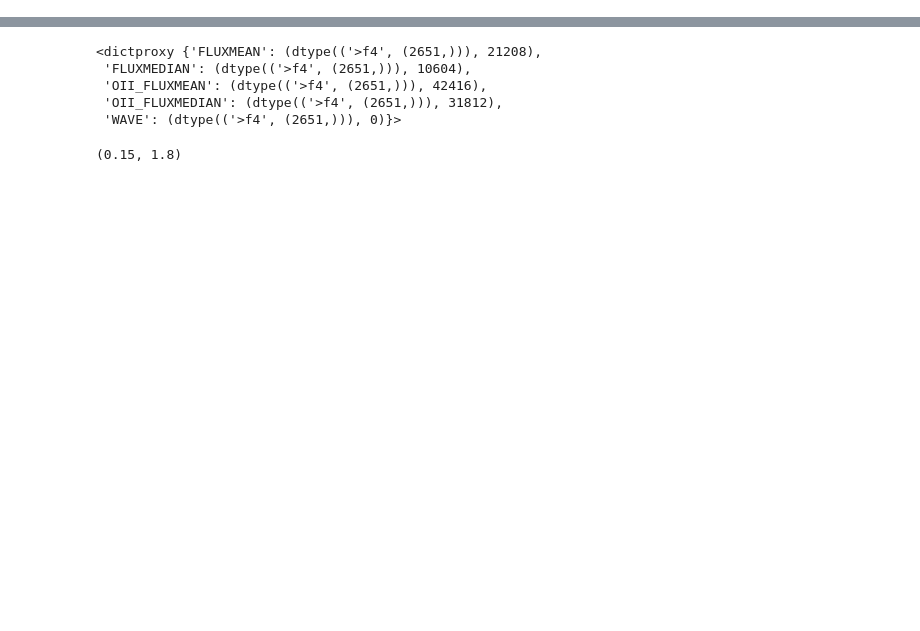
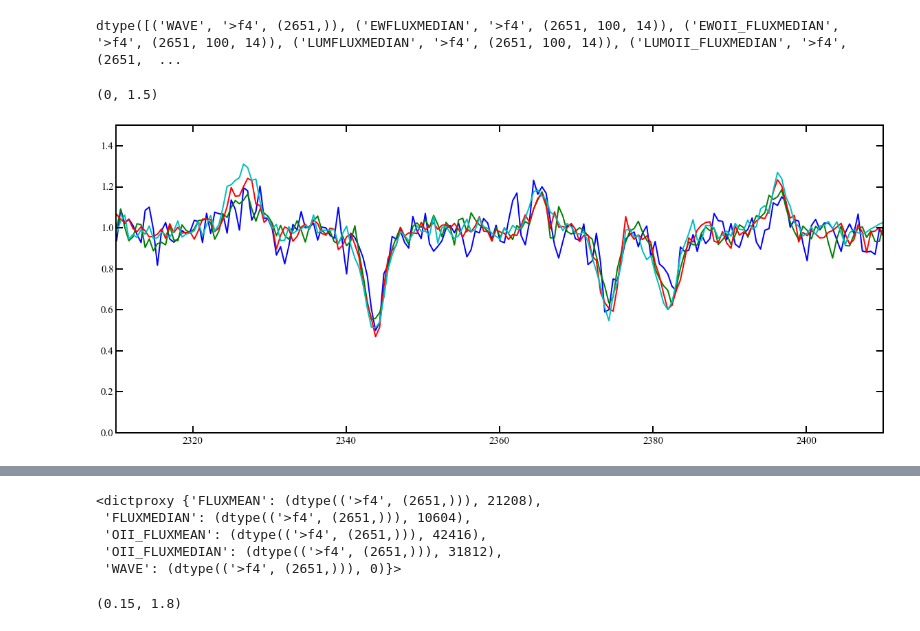
Before and after one commit to guangtunbenzhu/BGT-Cosmology, a Jupyter notebook: Spectroscopy/New eBOSS.ipynb, the cells around one changed output, grey strips where cells are left out. Cells and saved outputs as stored; diff of their text form; code cells hidden in the pictures; blank space fills up the shorter version.

```diff
--- a/Spectroscopy/New eBOSS.ipynb
+++ b/Spectroscopy/New eBOSS.ipynb
@@ -18,0 +29,13 @@ data?
+# %%
+oii_composite_bstrap.dtype
+# %% [output]
+dtype([('WAVE', '>f4', (2651,)), ('EWFLUXMEDIAN', '>f4', (2651, 100, 14)), ('EWOII_FLUXMEDIAN', '>f4', (2651, 100, 14)), ('LUMFLUXMEDIAN', '>f4', (2651, 100, 14)), ('LUMOII_FLUXMEDIAN', '>f4', (2651,  ...
+# %%
+figsize(20,8)
+for i in arange(4)+5:
+    plot(ddd['WAVE'], ddd['LUMFLUXMEDIAN'][:,i])
+xlim(2310, 2410)
+ylim(0,1.5)
+# %% [output]
+(0, 1.5)
+[figure, added]
```
Also changed, not shown: parts of 60 cells of this notebook, 9 other files.
